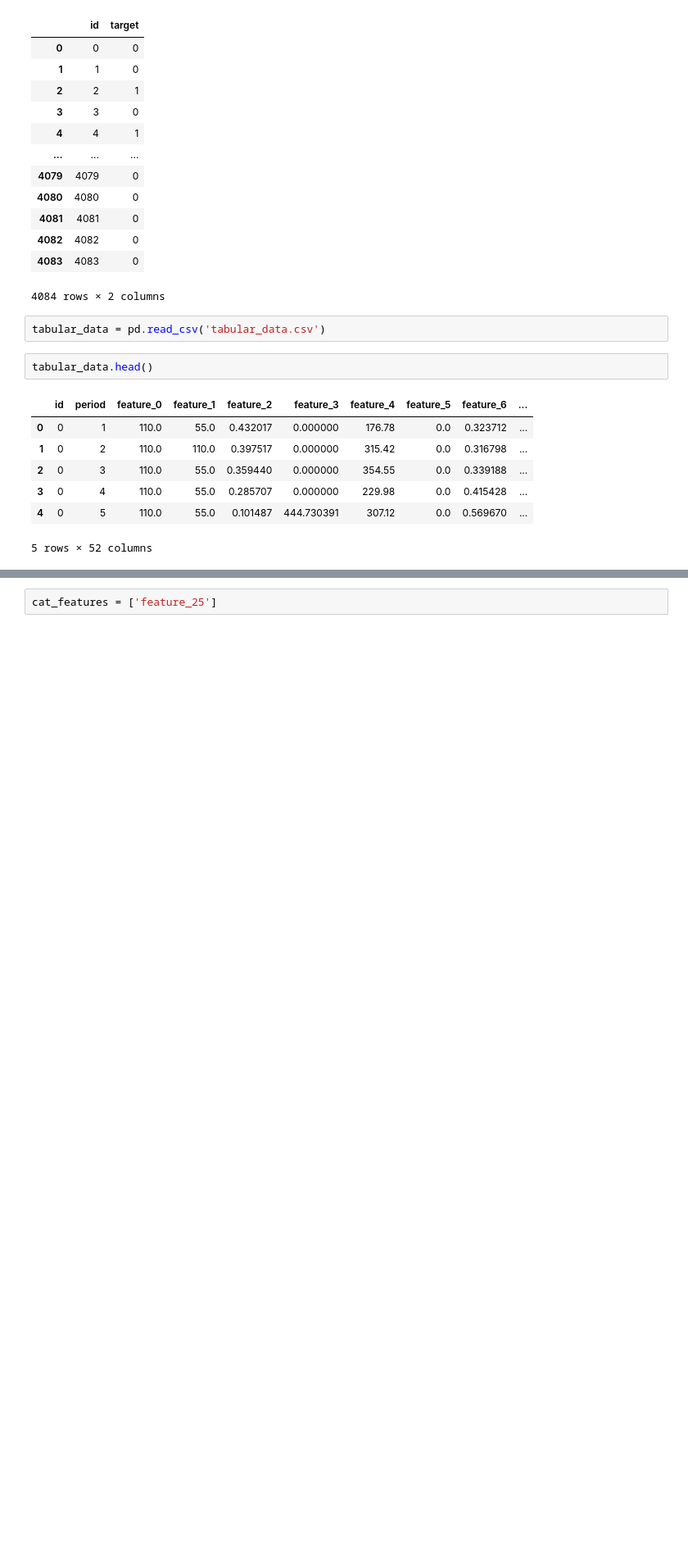
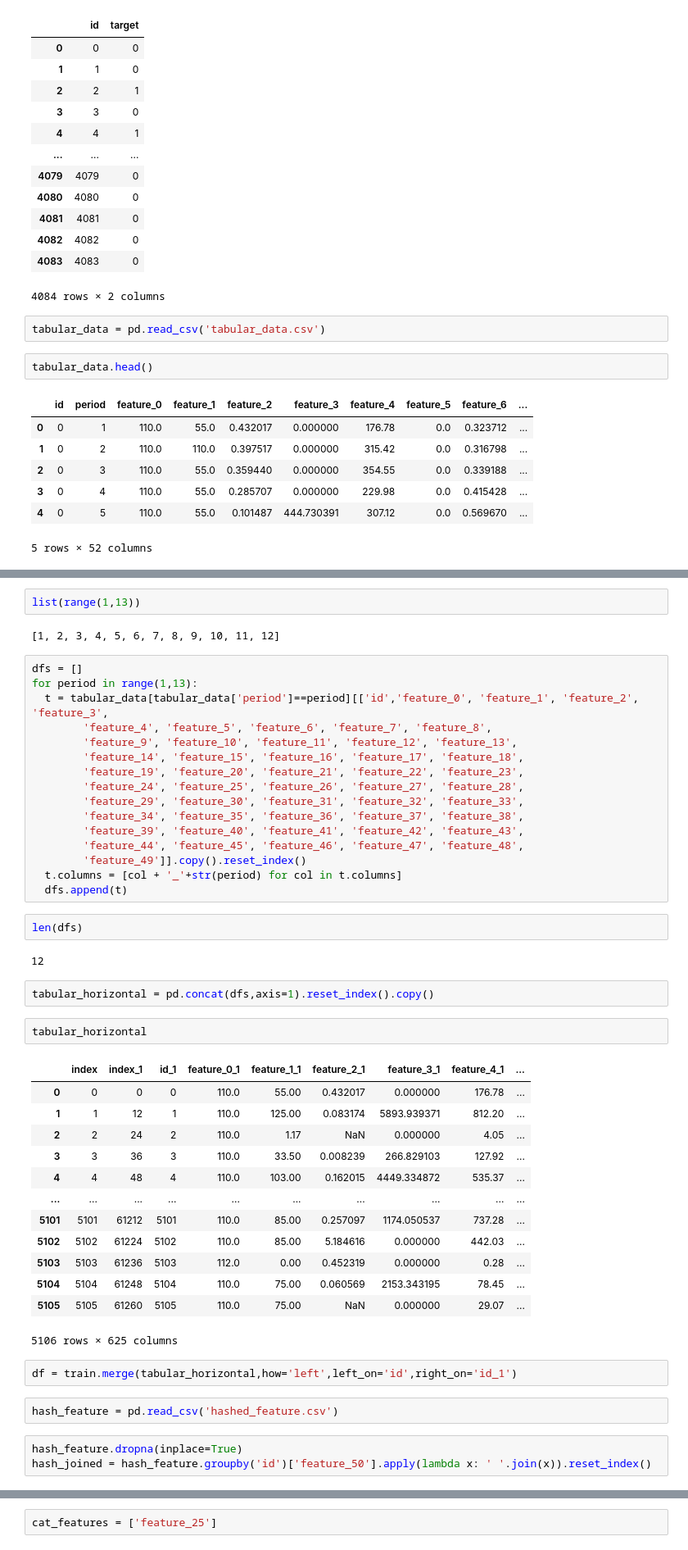
Before and after one commit to vieetdemort/DS-test-assignment-from-mobile-operator, a Jupyter notebook: DS_test_assignment_from_mobile_operator.ipynb, the cells around one changed output, grey strips where cells are left out. Shown: that part at 82% size. Drawn from its saved outputs; the diff is of its cells as text; blank space fills up the shorter version.

```diff
--- a/DS_test_assignment_from_mobile_operator.ipynb
+++ b/DS_test_assignment_from_mobile_operator.ipynb
@@ -75,0 +118,49 @@ tabular_data.head()
+# %%
+list(range(1,13))
+# %% [output]
+[1, 2, 3, 4, 5, 6, 7, 8, 9, 10, 11, 12]
+# %%
+dfs = []
+for period in range(1,13):
+  t = tabular_data[tabular_data['period']==period][['id','feature_0', 'feature_1', 'feature_2', 'feature_3',
+        'feature_4', 'feature_5', 'feature_6', 'feature_7', 'feature_8',
+        'feature_9', 'feature_10', 'feature_11', 'feature_12', 'feature_13',
+        'feature_14', 'feature_15', 'feature_16', 'feature_17', 'feature_18',
+        'feature_19', 'feature_20', 'feature_21', 'feature_22', 'feature_23',
+        'feature_24', 'feature_25', 'feature_26', 'feature_27', 'feature_28',
+        'feature_29', 'feature_30', 'feature_31', 'feature_32', 'feature_33',
+        'feature_34', 'feature_35', 'feature_36', 'feature_37', 'feature_38',
+        'feature_39', 'feature_40', 'feature_41', 'feature_42', 'feature_43',
+        'feature_44', 'feature_45', 'feature_46', 'feature_47', 'feature_48',
+        'feature_49']].copy().reset_index()
+  t.columns = [col + '_'+str(period) for col in t.columns]
+  dfs.append(t)
+# %%
+len(dfs)
+# %% [output]
+12
+# %%
+tabular_horizontal = pd.concat(dfs,axis=1).reset_index().copy()
+# %%
+tabular_horizontal
+# %% [output]
+|  | index | index_1 | id_1 | feature_0_1 | feature_1_1 | feature_2_1 | feature_3_1 | feature_4_1 | ... |
+| 0 | 0 | 0 | 0 | 110.0 | 55.00 | 0.432017 | 0.000000 | 176.78 | ... |
+| 1 | 1 | 12 | 1 | 110.0 | 125.00 | 0.083174 | 5893.939371 | 812.20 | ... |
+| 2 | 2 | 24 | 2 | 110.0 | 1.17 | NaN | 0.000000 | 4.05 | ... |
+| 3 | 3 | 36 | 3 | 110.0 | 33.50 | 0.008239 | 266.829103 | 127.92 | ... |
+| 4 | 4 | 48 | 4 | 110.0 | 103.00 | 0.162015 | 4449.334872 | 535.37 | ... |
+| ... | ... | ... | ... | ... | ... | ... | ... | ... | ... |
+| 5101 | 5101 | 61212 | 5101 | 110.0 | 85.00 | 0.257097 | 1174.050537 | 737.28 | ... |
+| 5102 | 5102 | 61224 | 5102 | 110.0 | 85.00 | 5.184616 | 0.000000 | 442.03 | ... |
+| 5103 | 5103 | 61236 | 5103 | 112.0 | 0.00 | 0.452319 | 0.000000 | 0.28 | ... |
+| 5104 | 5104 | 61248 | 5104 | 110.0 | 75.00 | 0.060569 | 2153.343195 | 78.45 | ... |
+| 5105 | 5105 | 61260 | 5105 | 110.0 | 75.00 | NaN | 0.000000 | 29.07 | ... |
+5106 rows × 625 columns
+# %%
+df = train.merge(tabular_horizontal,how='left',left_on='id',right_on='id_1')
+# %%
+hash_feature = pd.read_csv('hashed_feature.csv')
+# %%
+hash_feature.dropna(inplace=True)
+hash_joined = hash_feature.groupby('id')['feature_50'].apply(lambda x: ' '.join(x)).reset_index()
```
Also changed, not shown: parts of 45 cells of this notebook.
